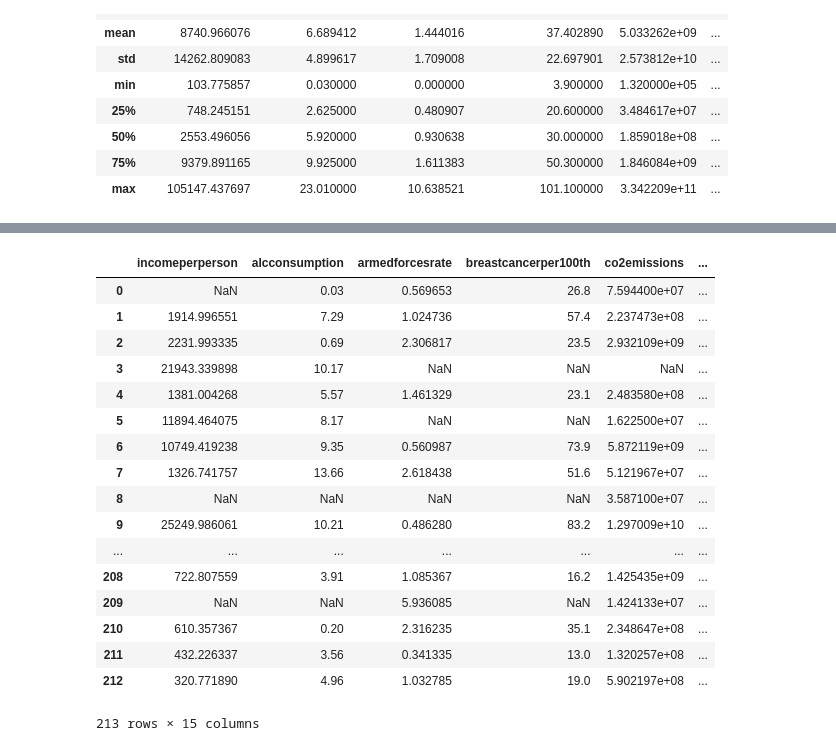
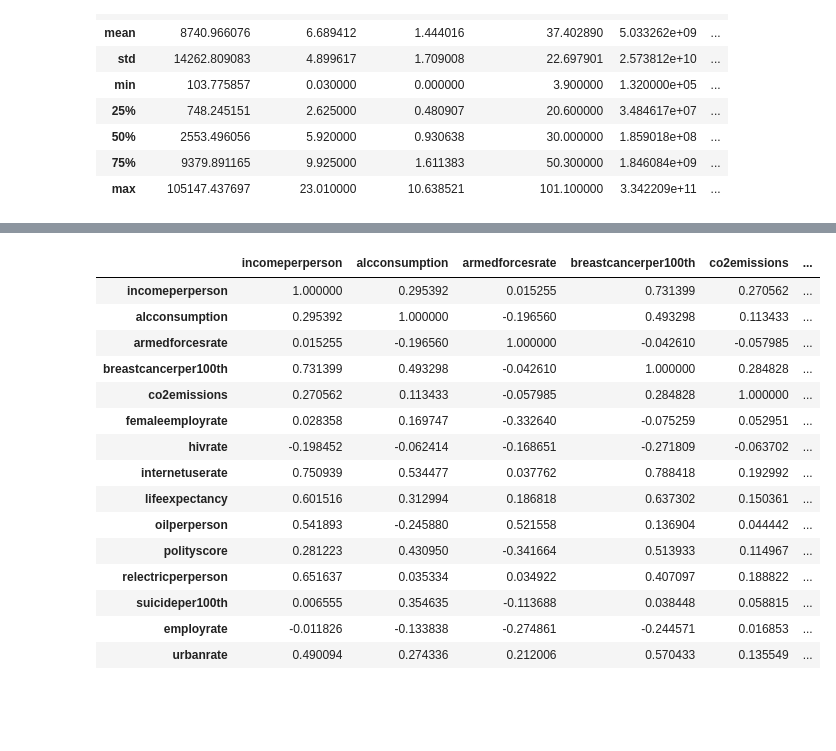
Before and after one commit to DaveXster/iPython-Notebook, a Jupyter notebook: Example project.ipynb, the cells around one changed output, grey strips where cells are left out. Drawn from its saved outputs; the diff is of its cells as text; code cells hidden in the pictures; blank space fills up the shorter version.

```diff
--- a/Example project.ipynb
+++ b/Example project.ipynb
@@ -3,7 +3,8 @@ import pandas as pd
 # %%
 df = pd.read_csv('c:/Downloads/gapminder.csv',sep=",")
 df = df.apply(lambda x: x.str.strip())
-for col in df.columns[1:]: df[col] = pd.to_numeric(df[col])
+df = df.set_index('country')
+for col in df.columns: df[col] = pd.to_numeric(df[col])
 # %%
 df.describe()
 # %% [output]
@@ -19,21 +60,19 @@ df.describe()
 # %%
-df.iloc[:,1:]
+df[df.columns[1:]].corr()
 # %% [output]
 |  | incomeperperson | alcconsumption | armedforcesrate | breastcancerper100th | co2emissions | ... |
-| 0 | NaN | 0.03 | 0.569653 | 26.8 | 7.594400e+07 | ... |
-| 1 | 1914.996551 | 7.29 | 1.024736 | 57.4 | 2.237473e+08 | ... |
-| 2 | 2231.993335 | 0.69 | 2.306817 | 23.5 | 2.932109e+09 | ... |
-| 3 | 21943.339898 | 10.17 | NaN | NaN | NaN | ... |
-| 4 | 1381.004268 | 5.57 | 1.461329 | 23.1 | 2.483580e+08 | ... |
-| 5 | 11894.464075 | 8.17 | NaN | NaN | 1.622500e+07 | ... |
-| 6 | 10749.419238 | 9.35 | 0.560987 | 73.9 | 5.872119e+09 | ... |
-| 7 | 1326.741757 | 13.66 | 2.618438 | 51.6 | 5.121967e+07 | ... |
-| 8 | NaN | NaN | NaN | NaN | 3.587100e+07 | ... |
-| 9 | 25249.986061 | 10.21 | 0.486280 | 83.2 | 1.297009e+10 | ... |
-| ... | ... | ... | ... | ... | ... | ... |
-| 208 | 722.807559 | 3.91 | 1.085367 | 16.2 | 1.425435e+09 | ... |
-| 209 | NaN | NaN | 5.936085 | NaN | 1.424133e+07 | ... |
-| 210 | 610.357367 | 0.20 | 2.316235 | 35.1 | 2.348647e+08 | ... |
-| 211 | 432.226337 | 3.56 | 0.341335 | 13.0 | 1.320257e+08 | ... |
-| 212 | 320.771890 | 4.96 | 1.032785 | 19.0 | 5.902197e+08 | ... |
+| incomeperperson | 1.000000 | 0.295392 | 0.015255 | 0.731399 | 0.270562 | ... |
+| alcconsumption | 0.295392 | 1.000000 | -0.196560 | 0.493298 | 0.113433 | ... |
+| armedforcesrate | 0.015255 | -0.196560 | 1.000000 | -0.042610 | -0.057985 | ... |
+| breastcancerper100th | 0.731399 | 0.493298 | -0.042610 | 1.000000 | 0.284828 | ... |
+| co2emissions | 0.270562 | 0.113433 | -0.057985 | 0.284828 | 1.000000 | ... |
+| femaleemployrate | 0.028358 | 0.169747 | -0.332640 | -0.075259 | 0.052951 | ... |
+| hivrate | -0.198452 | -0.062414 | -0.168651 | -0.271809 | -0.063702 | ... |
+| internetuserate | 0.750939 | 0.534477 | 0.037762 | 0.788418 | 0.192992 | ... |
+| lifeexpectancy | 0.601516 | 0.312994 | 0.186818 | 0.637302 | 0.150361 | ... |
+| oilperperson | 0.541893 | -0.245880 | 0.521558 | 0.136904 | 0.044442 | ... |
+| polityscore | 0.281223 | 0.430950 | -0.341664 | 0.513933 | 0.114967 | ... |
+| relectricperperson | 0.651637 | 0.035334 | 0.034922 | 0.407097 | 0.188822 | ... |
+| suicideper100th | 0.006555 | 0.354635 | -0.113688 | 0.038448 | 0.058815 | ... |
+| employrate | -0.011826 | -0.133838 | -0.274861 | -0.244571 | 0.016853 | ... |
+| urbanrate | 0.490094 | 0.274336 | 0.212006 | 0.570433 | 0.135549 | ... |
-213 rows × 15 columns
```
Also changed, not shown: parts of 9 cells of this notebook.
